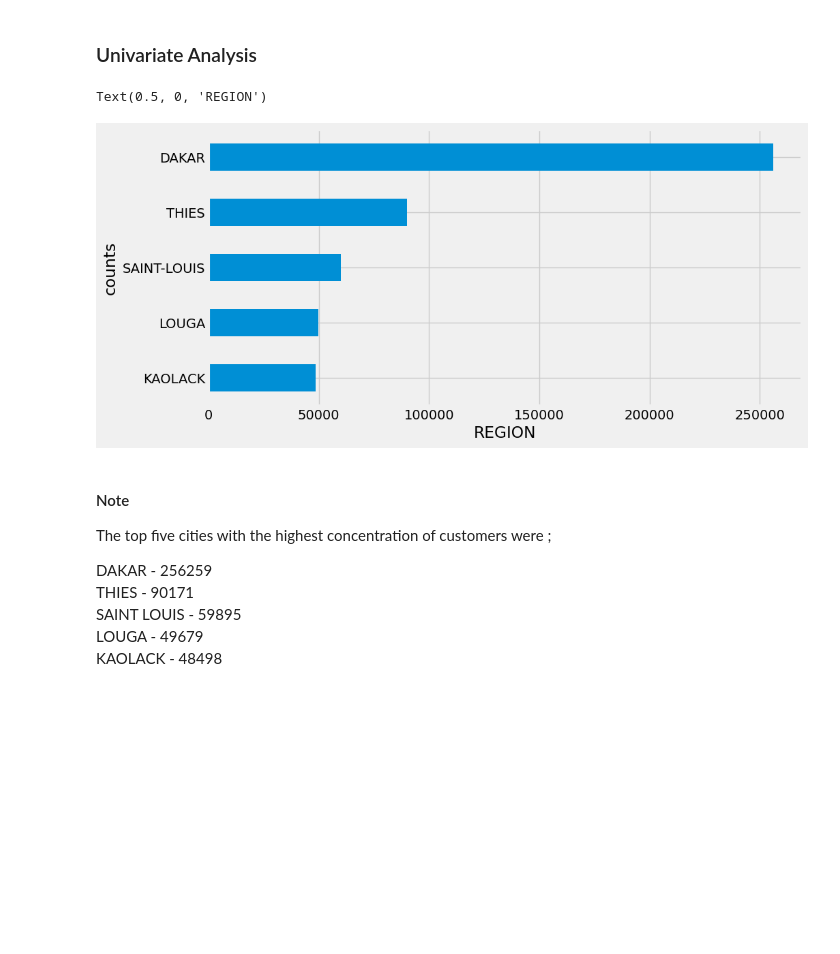
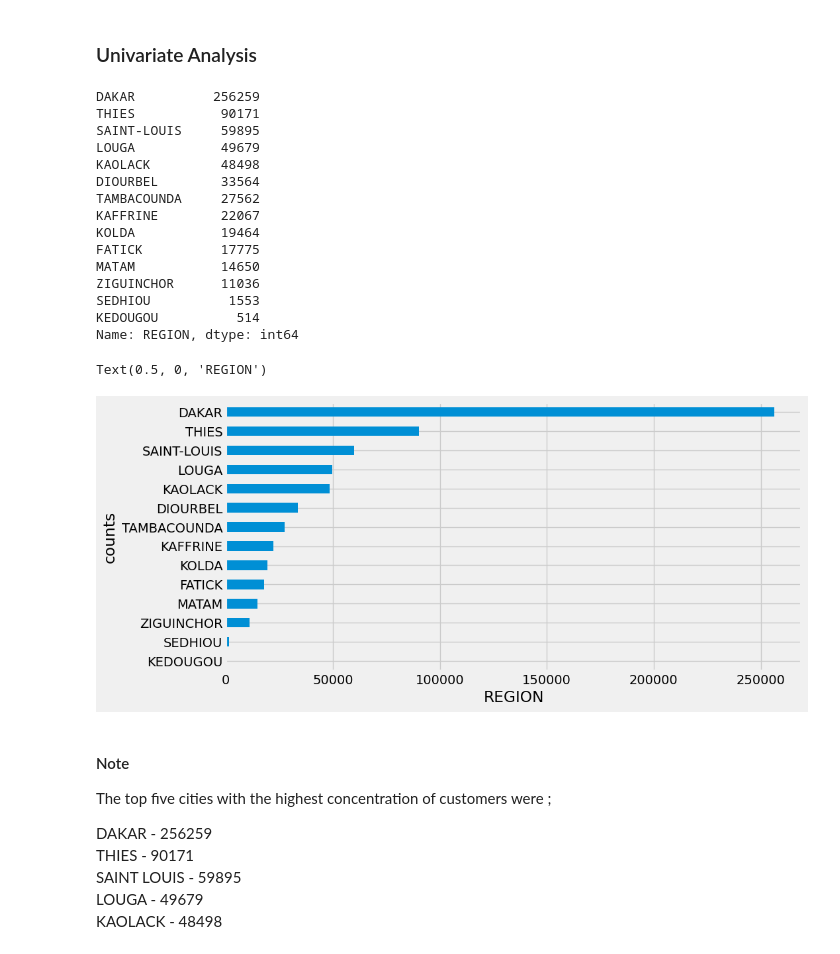
Before and after one commit to elvis-darko/Team_Zurich_Capstone_Project, a Jupyter notebook: Assets/dev/customer_churn_predict_TeamZurich.ipynb, the cells around one changed output. Saved outputs shown, nothing was run; the diff lists cells and outputs as text; code cells hidden in the pictures; blank space fills up the shorter version.

```diff
--- a/Assets/dev/customer_churn_predict_TeamZurich.ipynb
+++ b/Assets/dev/customer_churn_predict_TeamZurich.ipynb
@@ -264,17 +264,30 @@ train.select_dtypes(include=['int64', 'float64']).describe().T
 # %%
 # Check  value counts of region
 
-# print(train['REGION'].value_counts())
+print(train['REGION'].value_counts())
 plt.figure(figsize=(10,5))
-a = train['REGION'].value_counts().head(5)
-#train['REGION'].value_counts().plot(kind='barh')
-a.plot(kind='barh')
+train['REGION'].value_counts().plot(kind='barh')
 plt.gca().invert_yaxis()
 plt.ylabel('counts')
 plt.xlabel('REGION')
 # %% [output]
-Text(0.5, 0, 'REGION')
+DAKAR          256259
+THIES           90171
+SAINT-LOUIS     59895
+LOUGA           49679
+KAOLACK         48498
+DIOURBEL        33564
+TAMBACOUNDA     27562
+KAFFRINE        22067
+KOLDA           19464
+FATICK          17775
+MATAM           14650
+ZIGUINCHOR      11036
+SEDHIOU          1553
+KEDOUGOU          514
+Name: REGION, dtype: int64
+Text(0.5, 0, 'REGION')
-[figure, old version]
+[figure, new version]
 # %% [markdown]
 #### Note
 The top five cities with the highest concentration of customers were ;
```
